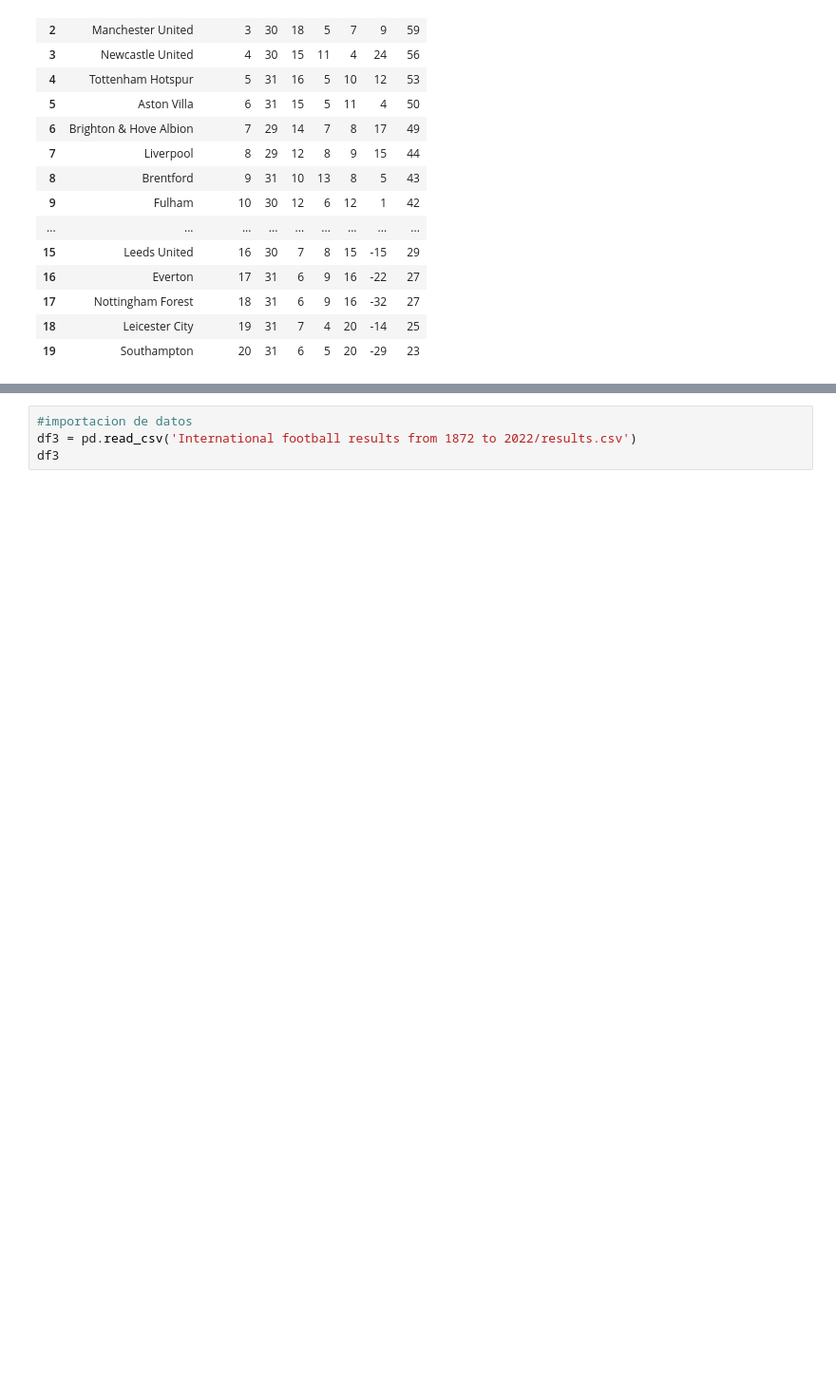
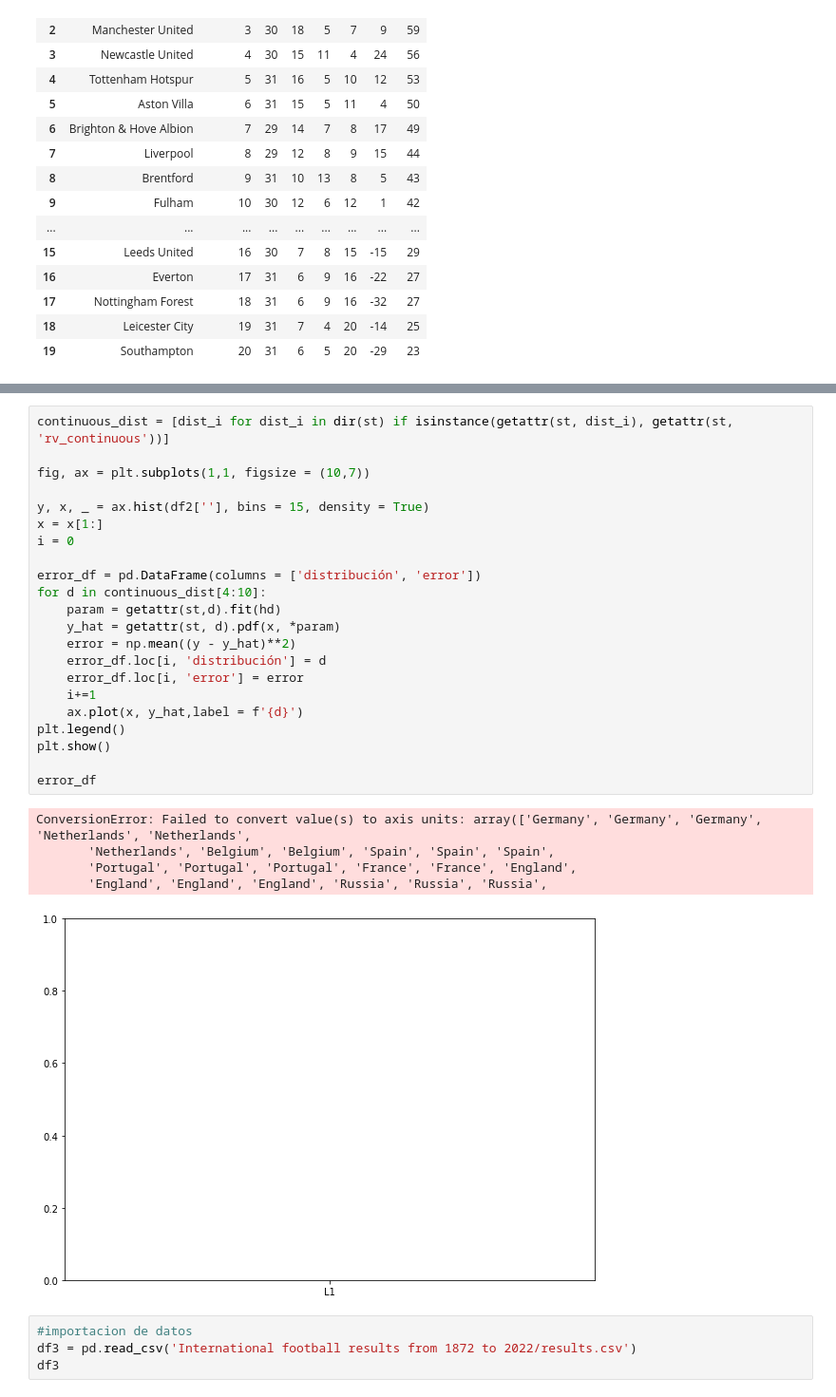
Before and after one commit to adrianhb01/Proyecto_Tema_2_Equipo_8, a Jupyter notebook: Proyecto Tema 2 - Equipo 8.ipynb, the cells around one changed output, grey strips where cells are left out. Shown at 95% size. Cells and saved outputs as stored; diff of their text form; blank space fills up the shorter version.

```diff
--- a/Proyecto Tema 2 - Equipo 8.ipynb
+++ b/Proyecto Tema 2 - Equipo 8.ipynb
@@ -149,3 +228,31 @@ df2
+# %%
+continuous_dist = [dist_i for dist_i in dir(st) if isinstance(getattr(st, dist_i), getattr(st, 'rv_continuous'))]
+
+fig, ax = plt.subplots(1,1, figsize = (10,7))
+
+y, x, _ = ax.hist(df2[''], bins = 15, density = True)
+x = x[1:]
+i = 0
+
+error_df = pd.DataFrame(columns = ['distribución', 'error'])
+for d in continuous_dist[4:10]:
+    param = getattr(st,d).fit(hd)
+    y_hat = getattr(st, d).pdf(x, *param)
+    error = np.mean((y - y_hat)**2)
+    error_df.loc[i, 'distribución'] = d
+    error_df.loc[i, 'error'] = error
+    i+=1
+    ax.plot(x, y_hat,label = f'{d}')
+plt.legend()
+plt.show()
+
+error_df
+# %% [output]
+ConversionError: Failed to convert value(s) to axis units: array(['Germany', 'Germany', 'Germany', 'Netherlands', 'Netherlands',
+       'Netherlands', 'Belgium', 'Belgium', 'Spain', 'Spain', 'Spain',
+       'Portugal', 'Portugal', 'Portugal', 'France', 'France', 'England',
+       'England', 'England', 'England', 'Russia', 'Russia', 'Russia',
+[figure, added]
 # %%
 #importacion de datos
 df3 = pd.read_csv('International football results from 1872 to 2022/results.csv')
```
Also changed, not shown: parts of 10 cells of this notebook.
